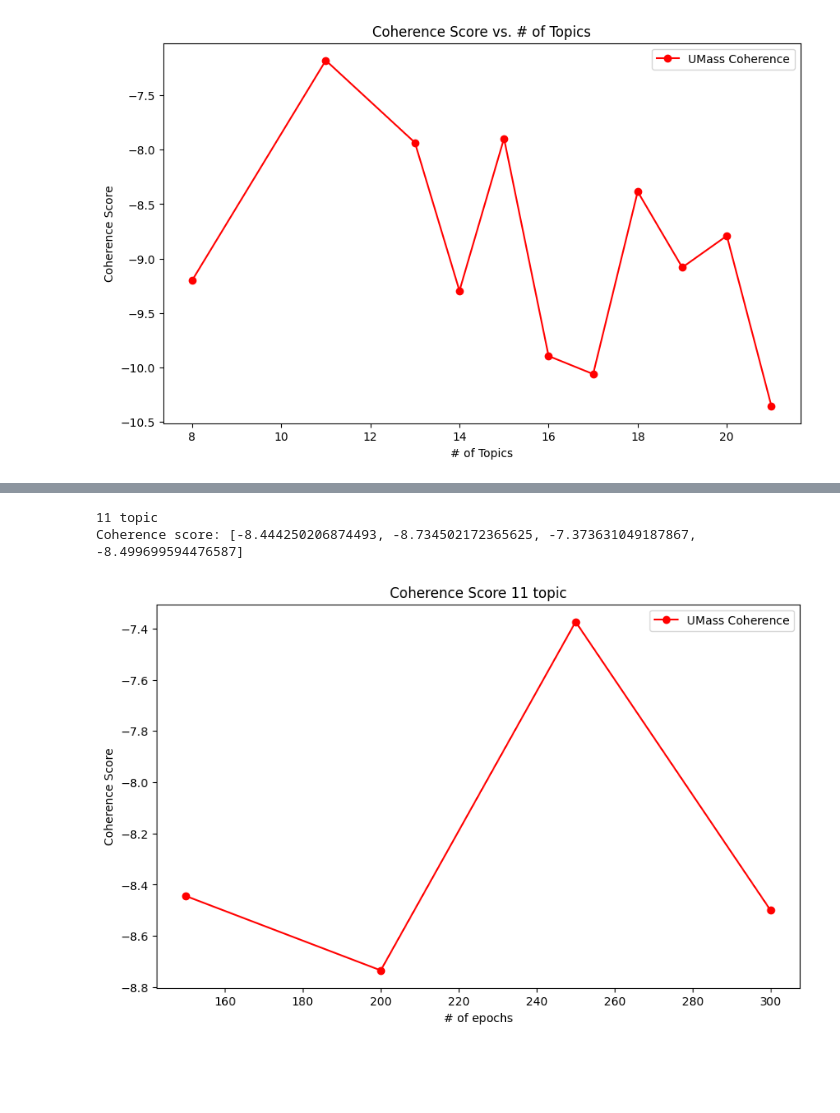
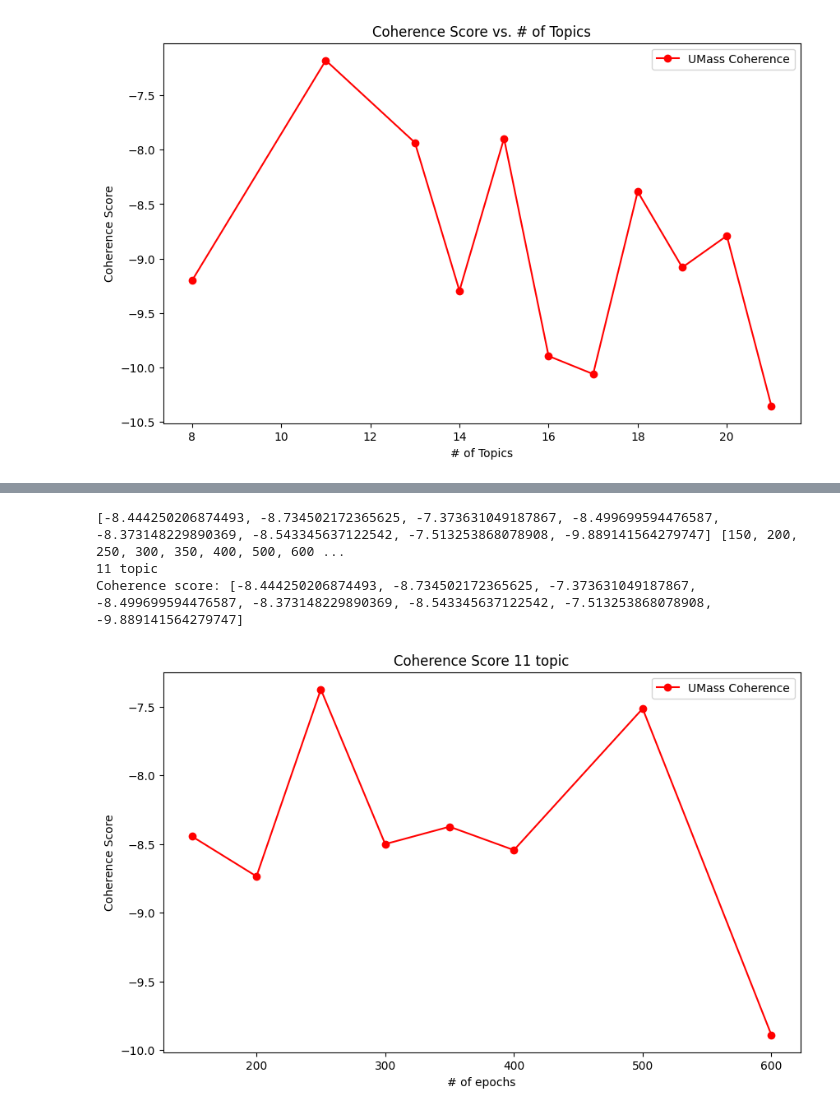
Before and after one commit to dream-19/Topic_Modeling_and_Sentiment_Analysis_on_Tweets, a Jupyter notebook: processing.ipynb, the cells around one changed output, grey strips where cells are left out. Saved outputs shown, nothing was run; the diff lists cells and outputs as text; code cells hidden in the pictures; blank space fills up the shorter version.

```diff
--- a/processing.ipynb
+++ b/processing.ipynb
@@ -242,18 +259,21 @@ for e in [350, 400, 500, 600]:
 # %%
 #Mostro i risultati per l'ulteriore addestramento
+epochs = [150,200, 250, 300, 350, 400, 500, 600]
+print(coherence_umass, epochs)
 print("11 topic")
 print("Coherence score:", coherence_umass)
 plt.figure(figsize=(10,6))
 plt.plot(epochs, coherence_umass, marker='o', color='red', label='UMass Coherence')
 plt.legend(loc='best')
 plt.title('Coherence Score 11 topic')
 plt.xlabel('# of epochs')
 plt.ylabel('Coherence Score')
 plt.show()
 # %% [output]
+[-8.444250206874493, -8.734502172365625, -7.373631049187867, -8.499699594476587, -8.373148229890369, -8.543345637122542, -7.513253868078908, -9.889141564279747] [150, 200, 250, 300, 350, 400, 500, 600 ...
 11 topic
-Coherence score: [-8.444250206874493, -8.734502172365625, -7.373631049187867, -8.499699594476587]
+Coherence score: [-8.444250206874493, -8.734502172365625, -7.373631049187867, -8.499699594476587, -8.373148229890369, -8.543345637122542, -7.513253868078908, -9.889141564279747]
-[figure, old version]
+[figure, new version]
 # %%
 #display
 model = LdaModel.load("models/lda_model_11_150")
```
Also changed, not shown: parts of 2 cells of this notebook.
